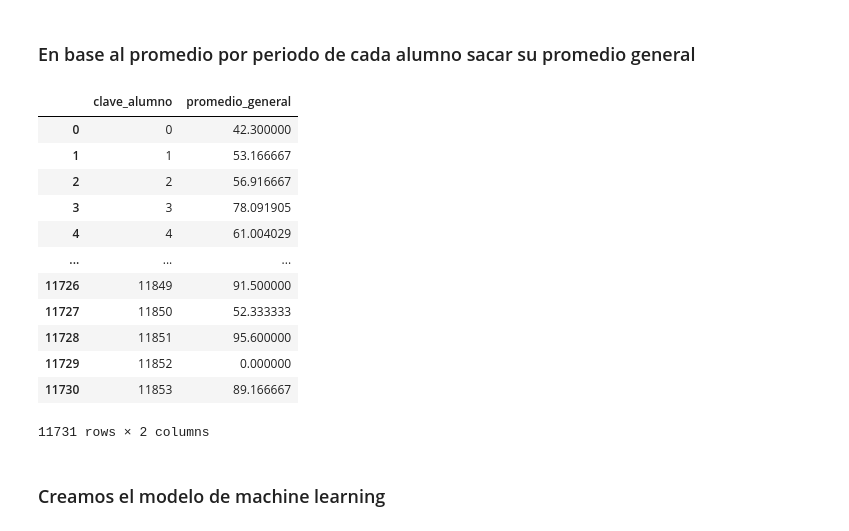
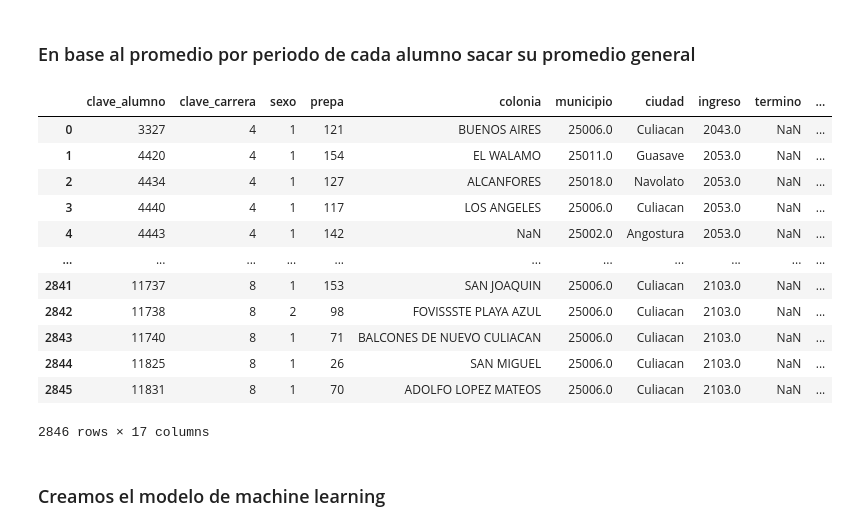
Before and after one commit to KingSplatt/Data-Analysis, a Jupyter notebook: data-analysis.ipynb, the cells around one changed output. Cells and saved outputs as stored; diff of their text form; code cells hidden in the pictures.

Commit message:
prom_general

```diff
--- a/data-analysis.ipynb
+++ b/data-analysis.ipynb
@@ -374,22 +374,26 @@ promedio
 # %%
 
 promedio_general = promedio.groupby('clave_alumno')['promedio'].mean().reset_index()
 promedio_general = promedio_general.rename(columns={'promedio':'promedio_general'})
 promedio_general
+
+## a cada estudiante se le asigna su promedio general
+nuevo = pd.merge(nuevo,promedio_general,how='inner',on='clave_alumno')
+nuevo
 # %% [output]
-|  | clave_alumno | promedio_general |
-| 0 | 0 | 42.300000 |
-| 1 | 1 | 53.166667 |
-| 2 | 2 | 56.916667 |
-| 3 | 3 | 78.091905 |
-| 4 | 4 | 61.004029 |
-| ... | ... | ... |
-| 11726 | 11849 | 91.500000 |
-| 11727 | 11850 | 52.333333 |
-| 11728 | 11851 | 95.600000 |
-| 11729 | 11852 | 0.000000 |
-| 11730 | 11853 | 89.166667 |
+|  | clave_alumno | clave_carrera | sexo | prepa | colonia | municipio | ciudad | ingreso | termino | ... |
+| 0 | 3327 | 4 | 1 | 121 | BUENOS AIRES | 25006.0 | Culiacan | 2043.0 | NaN | ... |
+| 1 | 4420 | 4 | 1 | 154 | EL WALAMO | 25011.0 | Guasave | 2053.0 | NaN | ... |
+| 2 | 4434 | 4 | 1 | 127 | ALCANFORES | 25018.0 | Navolato | 2053.0 | NaN | ... |
+| 3 | 4440 | 4 | 1 | 117 | LOS ANGELES | 25006.0 | Culiacan | 2053.0 | NaN | ... |
+| 4 | 4443 | 4 | 1 | 142 | NaN | 25002.0 | Angostura | 2053.0 | NaN | ... |
+| ... | ... | ... | ... | ... | ... | ... | ... | ... | ... | ... |
+| 2841 | 11737 | 8 | 1 | 153 | SAN JOAQUIN | 25006.0 | Culiacan | 2103.0 | NaN | ... |
+| 2842 | 11738 | 8 | 2 | 98 | FOVISSSTE PLAYA AZUL | 25006.0 | Culiacan | 2103.0 | NaN | ... |
+| 2843 | 11740 | 8 | 1 | 71 | BALCONES DE NUEVO CULIACAN | 25006.0 | Culiacan | 2103.0 | NaN | ... |
+| 2844 | 11825 | 8 | 1 | 26 | SAN MIGUEL | 25006.0 | Culiacan | 2103.0 | NaN | ... |
+| 2845 | 11831 | 8 | 1 | 70 | ADOLFO LOPEZ MATEOS | 25006.0 | Culiacan | 2103.0 | NaN | ... |
-11731 rows × 2 columns
+2846 rows × 17 columns
 # %% [markdown]
 ### Creamos el modelo de machine learning
 # %%
```
